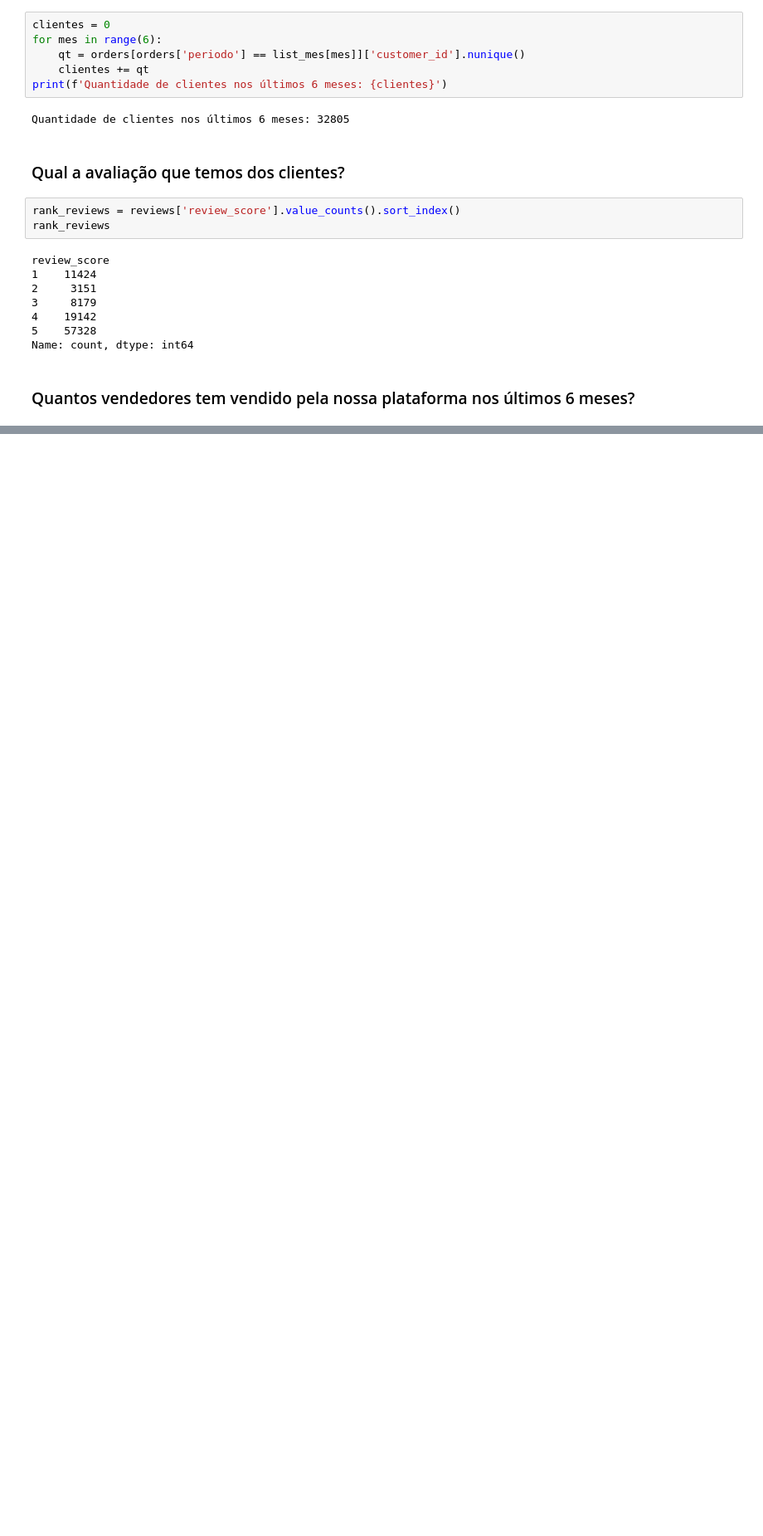
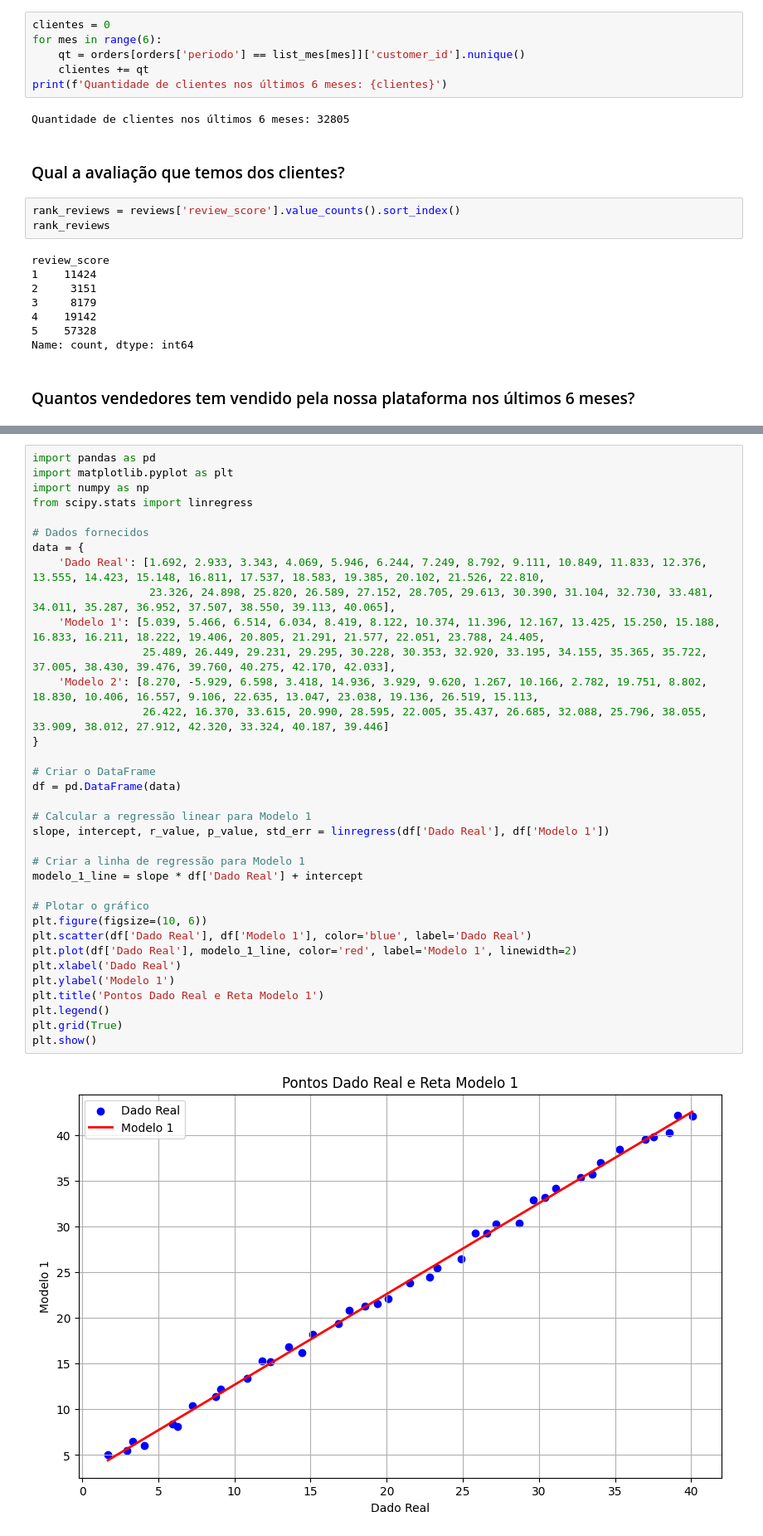
Before and after one commit to DS-Johnny/Estatistica_AnalisedeDados, a Jupyter notebook: exercicios_ciclo_1.ipynb, the cells around one changed output, grey strips where cells are left out. Shown at 83% size. Saved outputs shown, nothing was run; the diff lists cells and outputs as text; blank space fills up the shorter version.

Commit message:
Finished exercise PLUS linear regression Metrics square R

```diff
--- a/exercicios_ciclo_1.ipynb
+++ b/exercicios_ciclo_1.ipynb
@@ -74,0 +196,37 @@ sellers
+# %%
+import pandas as pd
+import matplotlib.pyplot as plt
+import numpy as np
+from scipy.stats import linregress
+
+# Dados fornecidos
+data = {
+    'Dado Real': [1.692, 2.933, 3.343, 4.069, 5.946, 6.244, 7.249, 8.792, 9.111, 10.849, 11.833, 12.376, 13.555, 14.423, 15.148, 16.811, 17.537, 18.583, 19.385, 20.102, 21.526, 22.810,
+                  23.326, 24.898, 25.820, 26.589, 27.152, 28.705, 29.613, 30.390, 31.104, 32.730, 33.481, 34.011, 35.287, 36.952, 37.507, 38.550, 39.113, 40.065],
+    'Modelo 1': [5.039, 5.466, 6.514, 6.034, 8.419, 8.122, 10.374, 11.396, 12.167, 13.425, 15.250, 15.188, 16.833, 16.211, 18.222, 19.406, 20.805, 21.291, 21.577, 22.051, 23.788, 24.405,
+                 25.489, 26.449, 29.231, 29.295, 30.228, 30.353, 32.920, 33.195, 34.155, 35.365, 35.722, 37.005, 38.430, 39.476, 39.760, 40.275, 42.170, 42.033],
+    'Modelo 2': [8.270, -5.929, 6.598, 3.418, 14.936, 3.929, 9.620, 1.267, 10.166, 2.782, 19.751, 8.802, 18.830, 10.406, 16.557, 9.106, 22.635, 13.047, 23.038, 19.136, 26.519, 15.113,
+                 26.422, 16.370, 33.615, 20.990, 28.595, 22.005, 35.437, 26.685, 32.088, 25.796, 38.055, 33.909, 38.012, 27.912, 42.320, 33.324, 40.187, 39.446]
+}
+
+# Criar o DataFrame
+df = pd.DataFrame(data)
+
+# Calcular a regressão linear para Modelo 1
+slope, intercept, r_value, p_value, std_err = linregress(df['Dado Real'], df['Modelo 1'])
+
+# Criar a linha de regressão para Modelo 1
+modelo_1_line = slope * df['Dado Real'] + intercept
+
+# Plotar o gráfico
+plt.figure(figsize=(10, 6))
+plt.scatter(df['Dado Real'], df['Modelo 1'], color='blue', label='Dado Real')
+plt.plot(df['Dado Real'], modelo_1_line, color='red', label='Modelo 1', linewidth=2)
+plt.xlabel('Dado Real')
+plt.ylabel('Modelo 1')
+plt.title('Pontos Dado Real e Reta Modelo 1')
+plt.legend()
+plt.grid(True)
+plt.show()
+# %% [output]
+[figure, added]
```
Also changed, not shown: parts of 16 cells of this notebook, 5 other files.
